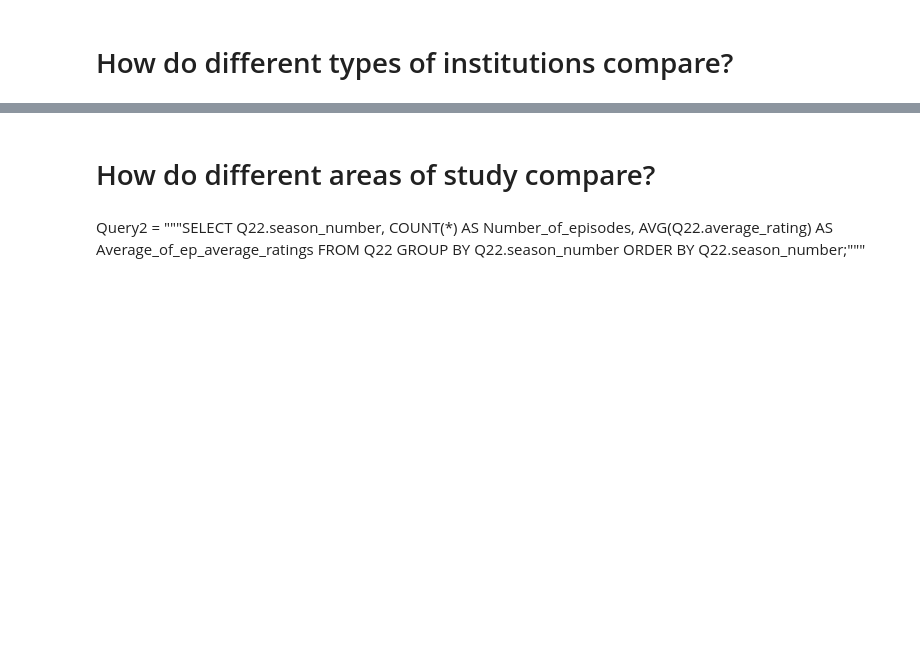
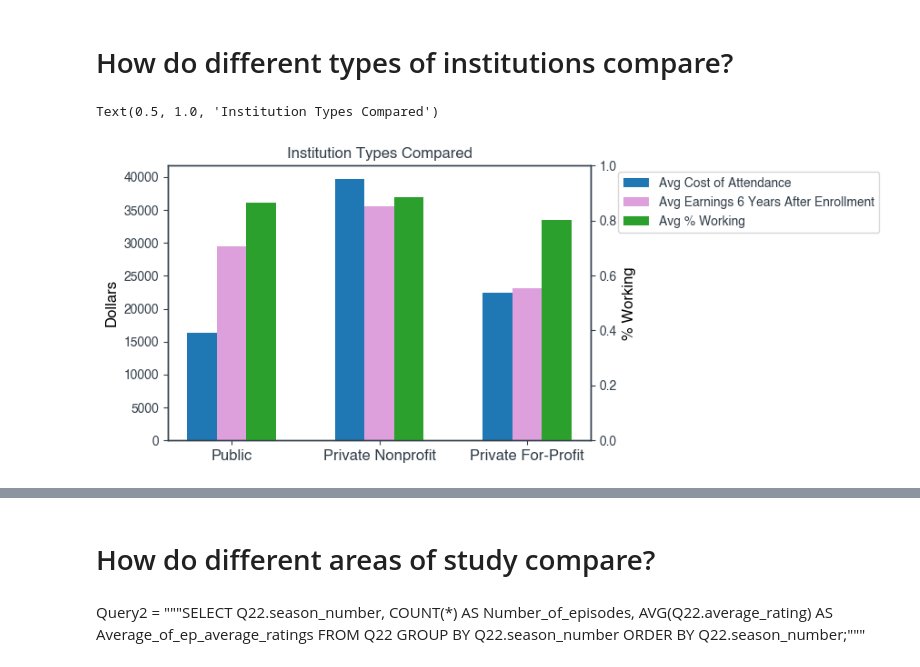
Before and after one commit to AndrewYu743/College-Programs, a Jupyter notebook: College_data_visualization.ipynb, the cells around one changed output, grey strips where cells are left out. Saved outputs shown, nothing was run; the diff lists cells and outputs as text; code cells hidden in the pictures; blank space fills up the shorter version.

```diff
--- a/College_data_visualization.ipynb
+++ b/College_data_visualization.ipynb
@@ -357,2 +389,32 @@ Mostly liberal arts/arts schools.
 # %% [markdown]
 # How do different types of institutions compare?
+# %%
+Query6 = """select control,
+	avg(coalesce(avg_cost_of_attendance, avg_cost_of_attendance_program_year)) as avg_cost_of_attendance,
+	avg(coalesce(avg_net_price_public, avg_net_price_private)) as avg_net_price,
+	avg(median_earnings_6_years_after) as avg_earnings,
+	avg(number_working_6_years_after/(number_working_6_years_after + number_not_working_6_years_after))
+    as avg_percent_working
+from universities as u join costs as c on u.unit_id = c.unit_id
+join earnings as e on e.unit_id = c.unit_id group by control;"""
+mycursor.execute(Query6)
+df = pd.DataFrame(mycursor, columns=["control", "avg_cost", "avg_net_price", "avg_earnings", "avg_percent_working"])
+# %%
+ax1 = plt.gca()
+w = 0.2
+x = np.arange(3)
+plt.xticks(x + w, ['Public', 'Private Nonprofit', 'Private For-Profit'], fontsize=fs)
+plt.ylabel('Dollars', fontsize=fs)
+cost = ax1.bar(x, df['avg_cost'], width=w, align='center')
+earn = ax1.bar(x + w, df['avg_earnings'], width=w, align='center', color='plum')
+ax2 = ax1.twinx()
+plt.ylabel('% Working', fontsize=fs)
+ax2.set_ylim([0, 1.0])
+working = ax2.bar(x + 2*w, df['avg_percent_working'], width=w, color='tab:green', align='center')
+plt.legend([cost, earn, working], ['Avg Cost of Attendance',
+                                   'Avg Earnings 6 Years After Enrollment', 'Avg % Working'],
+          bbox_to_anchor=(1.05, 1))
+plt.title('Institution Types Compared')
+# %% [output]
+Text(0.5, 1.0, 'Institution Types Compared')
+[figure, added]
```
Also changed, not shown: parts of 15 cells of this notebook, 2 other files.
